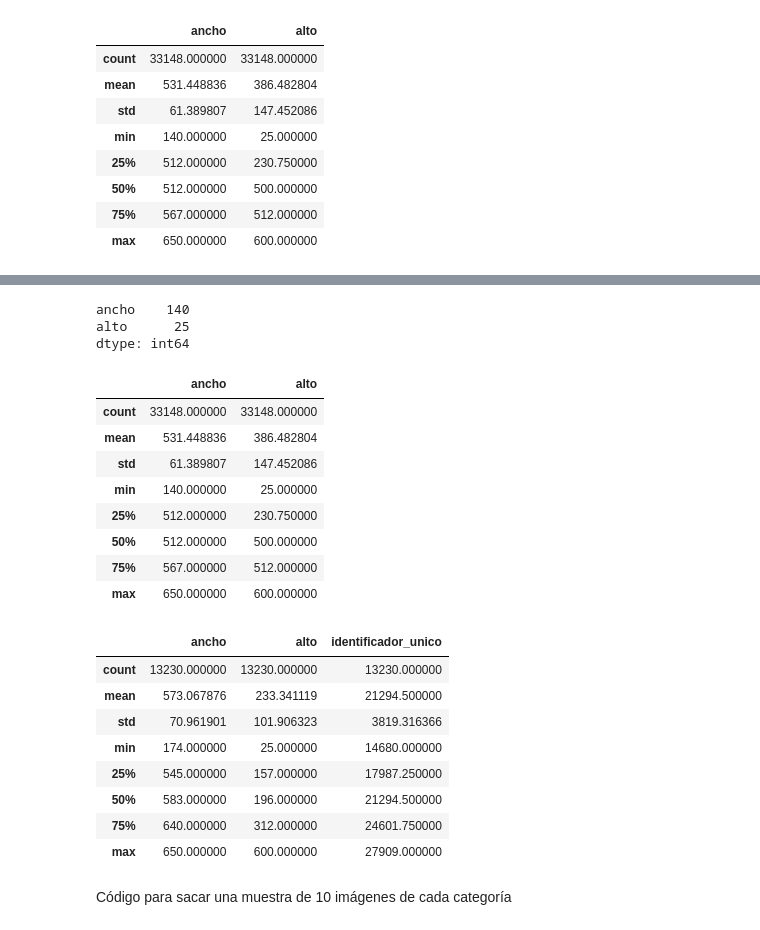
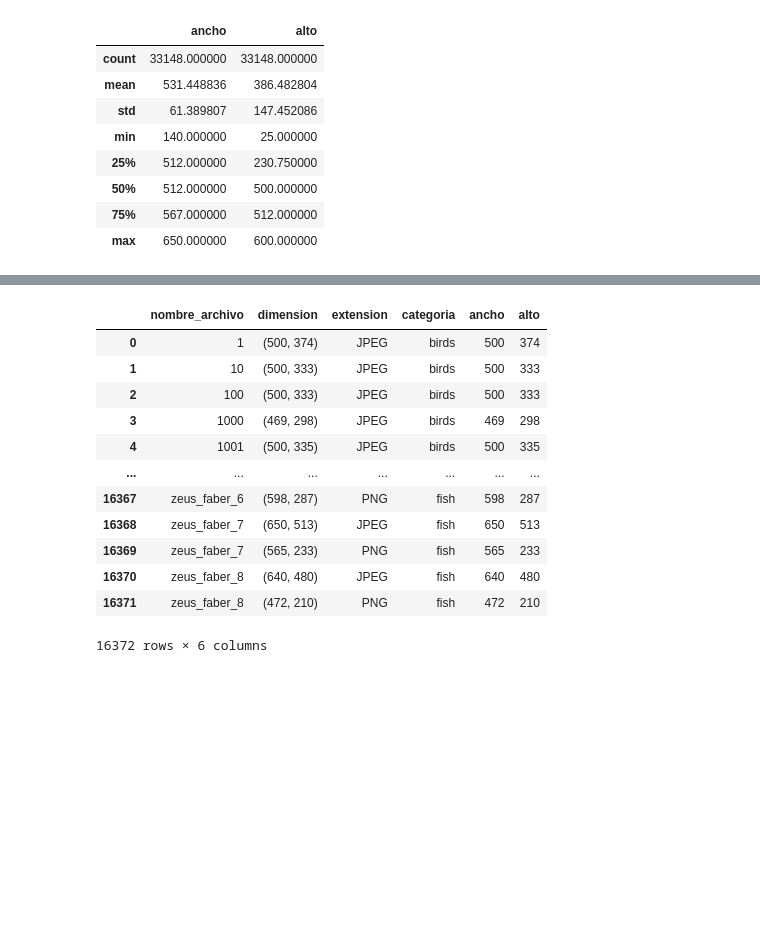
Before and after one commit to andres-mestra/SelSegToYolo, a Jupyter notebook: image_transformation/EDA_images_dataset1.ipynb, the cells around one changed output, grey strips where cells are left out. Cells and saved outputs as stored; diff of their text form; code cells hidden in the pictures; blank space fills up the shorter version.

```diff
--- a/image_transformation/EDA_images_dataset1.ipynb
+++ b/image_transformation/EDA_images_dataset1.ipynb
@@ -201,32 +196,0 @@ Cantidad de imagenes por categoría con tamaño de 500x500 o más
-# %%
-dataset_info[['ancho', 'alto']].min()
-# %% [output]
-ancho    140
-alto      25
-dtype: int64
-# %%
-dataset_info[['ancho', 'alto']].describe()
-# %% [output]
-|  | ancho | alto |
-| count | 33148.000000 | 33148.000000 |
-| mean | 531.448836 | 386.482804 |
-| std | 61.389807 | 147.452086 |
-| min | 140.000000 | 25.000000 |
-| 25% | 512.000000 | 230.750000 |
-| 50% | 512.000000 | 500.000000 |
-| 75% | 567.000000 | 512.000000 |
-| max | 650.000000 | 600.000000 |
-# %%
-dataset_info[dataset_info['categoria'] == 'fish'].describe()
-# %% [output]
-|  | ancho | alto | identificador_unico |
-| count | 13230.000000 | 13230.000000 | 13230.000000 |
-| mean | 573.067876 | 233.341119 | 21294.500000 |
-| std | 70.961901 | 101.906323 | 3819.316366 |
-| min | 174.000000 | 25.000000 | 14680.000000 |
-| 25% | 545.000000 | 157.000000 | 17987.250000 |
-| 50% | 583.000000 | 196.000000 | 21294.500000 |
-| 75% | 640.000000 | 312.000000 | 24601.750000 |
-| max | 650.000000 | 600.000000 | 27909.000000 |
-# %% [markdown]
-Código para sacar una muestra de 10 imágenes de cada categoría
@@ -253,0 +197,19 @@ for subcarpeta in subcarpetas:
+# %%
+archivos = dataset_info.nombre_archivo
+filtro = archivos.isin(archivos[archivos.duplicated()])
+imagenes_repetidas = dataset_info[filtro].reset_index(drop=True)
+imagenes_repetidas
+# %% [output]
+|  | nombre_archivo | dimension | extension | categoria | ancho | alto |
+| 0 | 1 | (500, 374) | JPEG | birds | 500 | 374 |
+| 1 | 10 | (500, 333) | JPEG | birds | 500 | 333 |
+| 2 | 100 | (500, 333) | JPEG | birds | 500 | 333 |
+| 3 | 1000 | (469, 298) | JPEG | birds | 469 | 298 |
+| 4 | 1001 | (500, 335) | JPEG | birds | 500 | 335 |
+| ... | ... | ... | ... | ... | ... | ... |
+| 16367 | zeus_faber_6 | (598, 287) | PNG | fish | 598 | 287 |
+| 16368 | zeus_faber_7 | (650, 513) | JPEG | fish | 650 | 513 |
+| 16369 | zeus_faber_7 | (565, 233) | PNG | fish | 565 | 233 |
+| 16370 | zeus_faber_8 | (640, 480) | JPEG | fish | 640 | 480 |
+| 16371 | zeus_faber_8 | (472, 210) | PNG | fish | 472 | 210 |
+16372 rows × 6 columns
```
Also changed, not shown: parts of 19 cells of this notebook.
